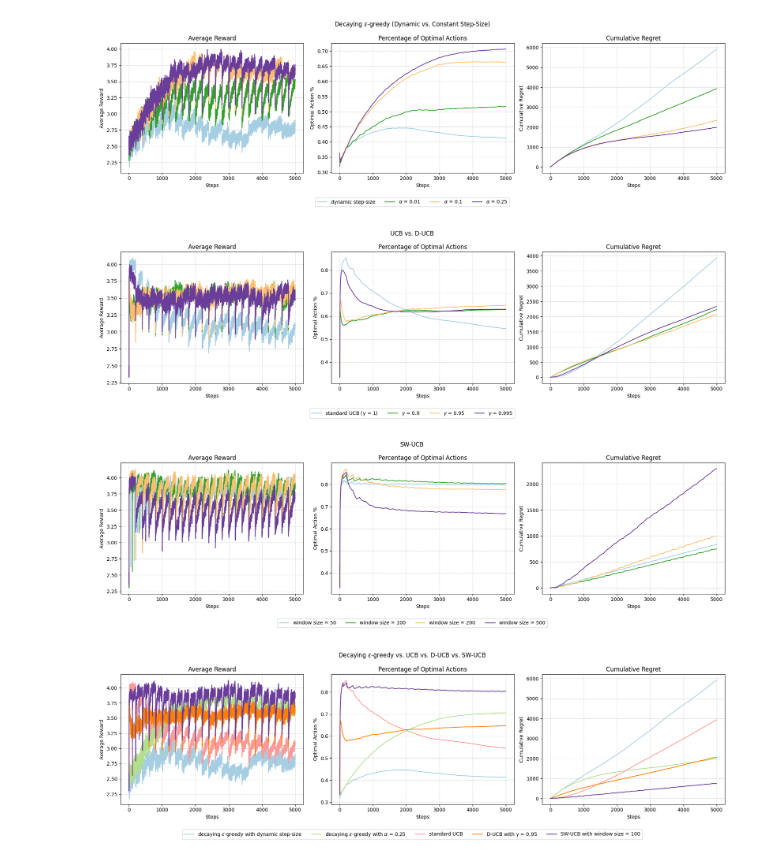
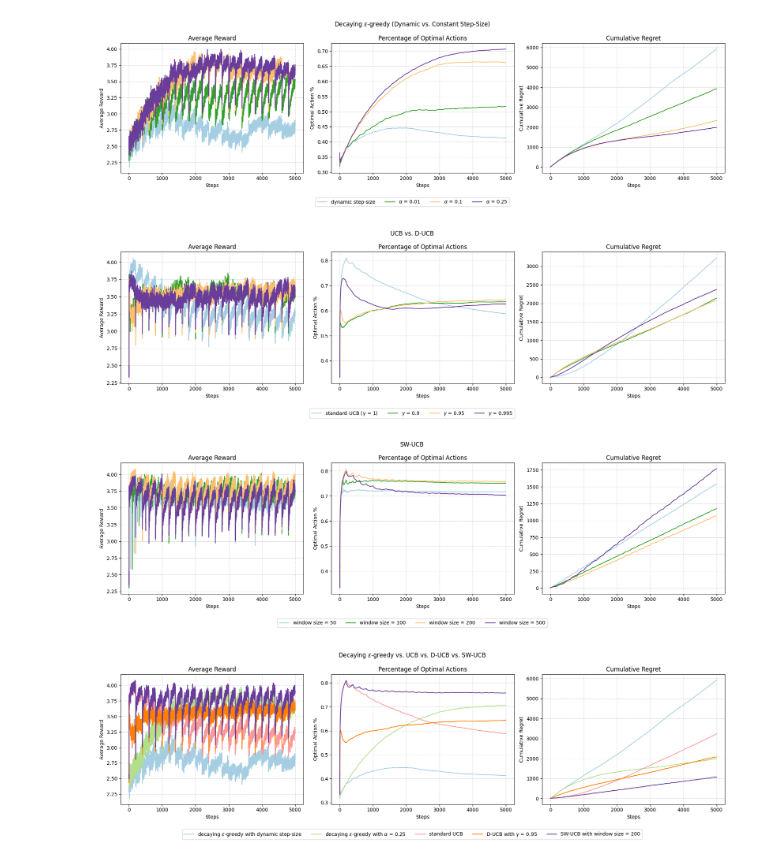
Before and after one commit to kuimetra/reinforcement_learning, a Jupyter notebook: final_project/part1.ipynb, the cells around one changed output. Cells and saved outputs as stored; diff of their text form; code cells hidden in the pictures.

Commit message:
comparison plot

```diff
--- a/final_project/part1.ipynb
+++ b/final_project/part1.ipynb
@@ -51,7 +51,7 @@ def decaying_epsilon_greedy(mab, num_steps=5000, epsilon_start=1.0, epsilon_deca
         "regrets": regrets,
     }
 # %%
-def d_ucb(mab, num_steps=5000, c=1, gamma=0.9):
+def d_ucb(mab, num_steps=5000, c=2, gamma=0.9):
     k = mab.k
     Q = np.zeros(k)
     N = np.zeros(k)  # number of times each arm has been pulled
@@ -63,7 +63,7 @@ def d_ucb(mab, num_steps=5000, c=1, gamma=0.9):
 
     for t in range(num_steps):
         if t < k:
-            action = t
+            action = t  # initially pull each arm once
         else:
             confidence_bound = c * np.sqrt(2 * np.log(t) / total_counts)
             action = np.argmax(Q + confidence_bound)
@@ -93,11 +93,9 @@ def d_ucb(mab, num_steps=5000, c=1, gamma=0.9):
         "regrets": regrets,
     }
 # %%
-def sw_ucb(mab, num_steps=5000, c=1, window_size=100):
+def sw_ucb(mab, num_steps=5000, c=2, window_size=100):
     k = mab.k
-    actions_history = []  # history of actions taken
-    rewards_history = []  # history of rewards received
-
+    actions = []  # history of actions taken
     rewards = []
     regrets = []
     optimal_action_counts = np.zeros(num_steps)
@@ -107,8 +105,8 @@ def sw_ucb(mab, num_steps=5000, c=1, window_size=100):
             action = t  # initially pull each arm once
         else:
             # calculate the upper confidence bounds for each arm using the sliding window
-            recent_actions = actions_history[-window_size:]
-            recent_rewards = rewards_history[-window_size:]
+            recent_actions = actions[-window_size:]
+            recent_rewards = rewards[-window_size:]
 
             total_counts = np.array([recent_actions.count(i) for i in range(k)]) + 1e-10
             total_rewards = np.array(
@@ -117,13 +115,12 @@ def sw_ucb(mab, num_steps=5000, c=1, window_size=100):
 
             averages = total_rewards / total_counts
 
-            confidence_bounds = averages + c * np.sqrt(np.log(min(t, window_size)) / total_counts)
+            confidence_bounds = averages + c * np.sqrt(2 * np.log(min(t, window_size)) / total_counts)
             action = np.argmax(confidence_bounds)  # select the arm with the highest UCB
 
         _, reward, _, _, _ = mab.step(action)
         rewards.append(reward)
-        actions_history.append(action)
-        rewards_history.append(reward)
+        actions.append(action)
 
         # check if the action was optimal
         optimal_action = mab.get_optimal_action()
@@ -213,25 +210,25 @@ d_ucb_simulation_labels = ["standard UCB ($\gamma$ = 1)" if gamma == 1 else f"$\
                            for gamma in gamma_values]
 plot_simulation_results(d_ucb_simulation_results.values(), d_ucb_simulation_labels, title="UCB vs. D-UCB")
 # %% [output]
-[figure, old version]
+[figure, new version]
 # %%
 sliding_window_ucb_simulation_labels = [f"window size = {window_size}" for window_size in window_sizes]
 plot_simulation_results(sliding_window_ucb_simulation_results.values(), sliding_window_ucb_simulation_labels,
                         title="SW-UCB")
 # %% [output]
-[figure, old version]
+[figure, new version]
 # %%
-combined_simulation_results = [dec_eps_greedy_simulation_results[-1],
-                               dec_eps_greedy_simulation_results[0.25],
-                               d_ucb_simulation_results[1],
-                               d_ucb_simulation_results[0.95],
-                               sliding_window_ucb_simulation_results[100]]
-combined_simulation_labels = ["decaying $\epsilon$-greedy with dynamic step-size",
-                              "decaying $\epsilon$-greedy with $\\alpha$ = 0.25",
-                              "standard UCB",
-                              "D-UCB with $\gamma$ = 0.95",
-                              "SW-UCB with window size = 100"]
-plot_simulation_results(combined_simulation_results, combined_simulation_labels,
+comparison_simulation_results = [dec_eps_greedy_simulation_results[-1],
+                                 dec_eps_greedy_simulation_results[0.25],
+                                 d_ucb_simulation_results[1],
+                                 d_ucb_simulation_results[0.95],
+                                 sliding_window_ucb_simulation_results[200]]
+comparison_simulation_labels = ["decaying $\epsilon$-greedy with dynamic step-size",
+                                "decaying $\epsilon$-greedy with $\\alpha$ = 0.25",
+                                "standard UCB",
+                                "D-UCB with $\gamma$ = 0.95",
+                                "SW-UCB with window size = 200"]
+plot_simulation_results(comparison_simulation_results, comparison_simulation_labels,
                         title="Decaying $\epsilon$-greedy vs. UCB vs. D-UCB vs. SW-UCB")
 # %% [output]
-[figure, old version]
+[figure, new version]
```
